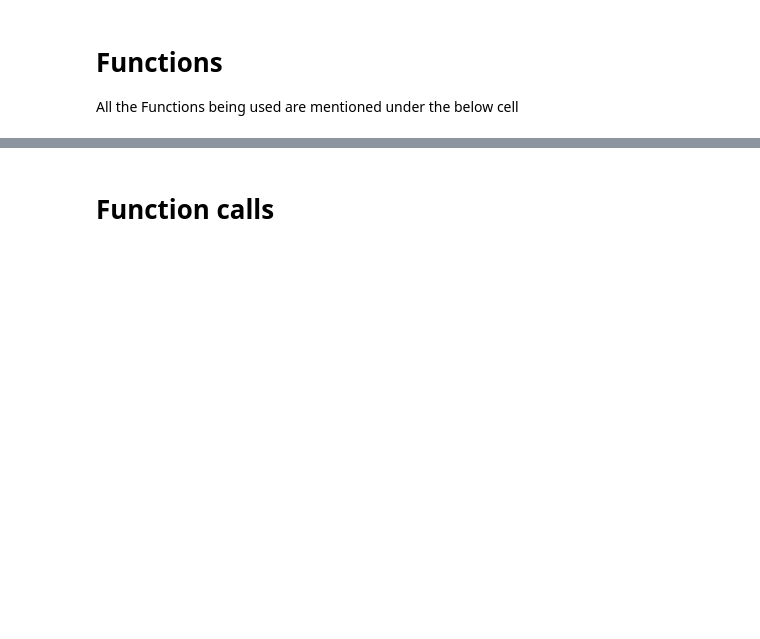
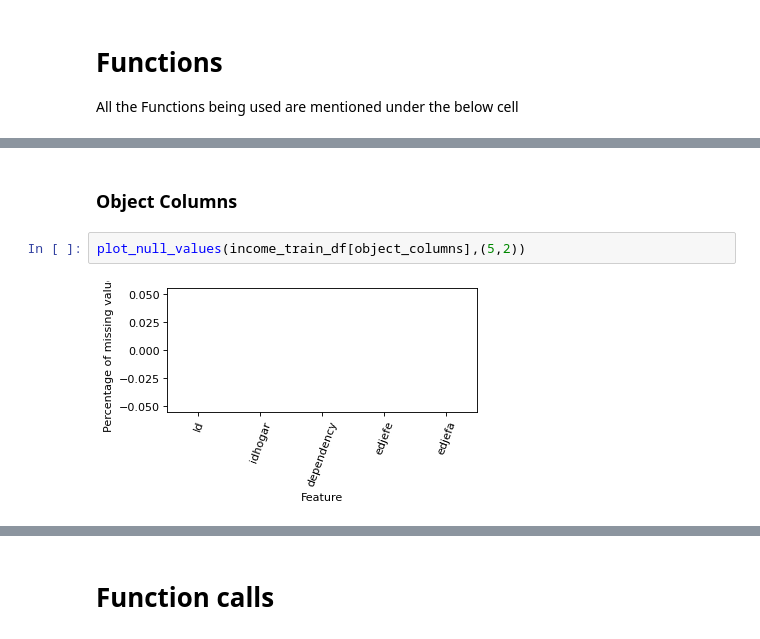
Before and after one commit to ashishsarkarmlops/assignment-2, a Jupyter notebook: Text preprocessing.ipynb, the cells around one changed output, grey strips where cells are left out. Saved outputs shown, nothing was run; the diff lists cells and outputs as text; blank space fills up the shorter version.

```diff
--- a/Text preprocessing.ipynb
+++ b/Text preprocessing.ipynb
@@ -228,0 +278,6 @@ def variable_type(df):
+# %% [markdown]
+### Object Columns
+# %%
+plot_null_values(income_train_df[object_columns],(5,2))
+# %% [output]
+[figure, added]
```
Also changed, not shown: parts of 20 cells of this notebook.
